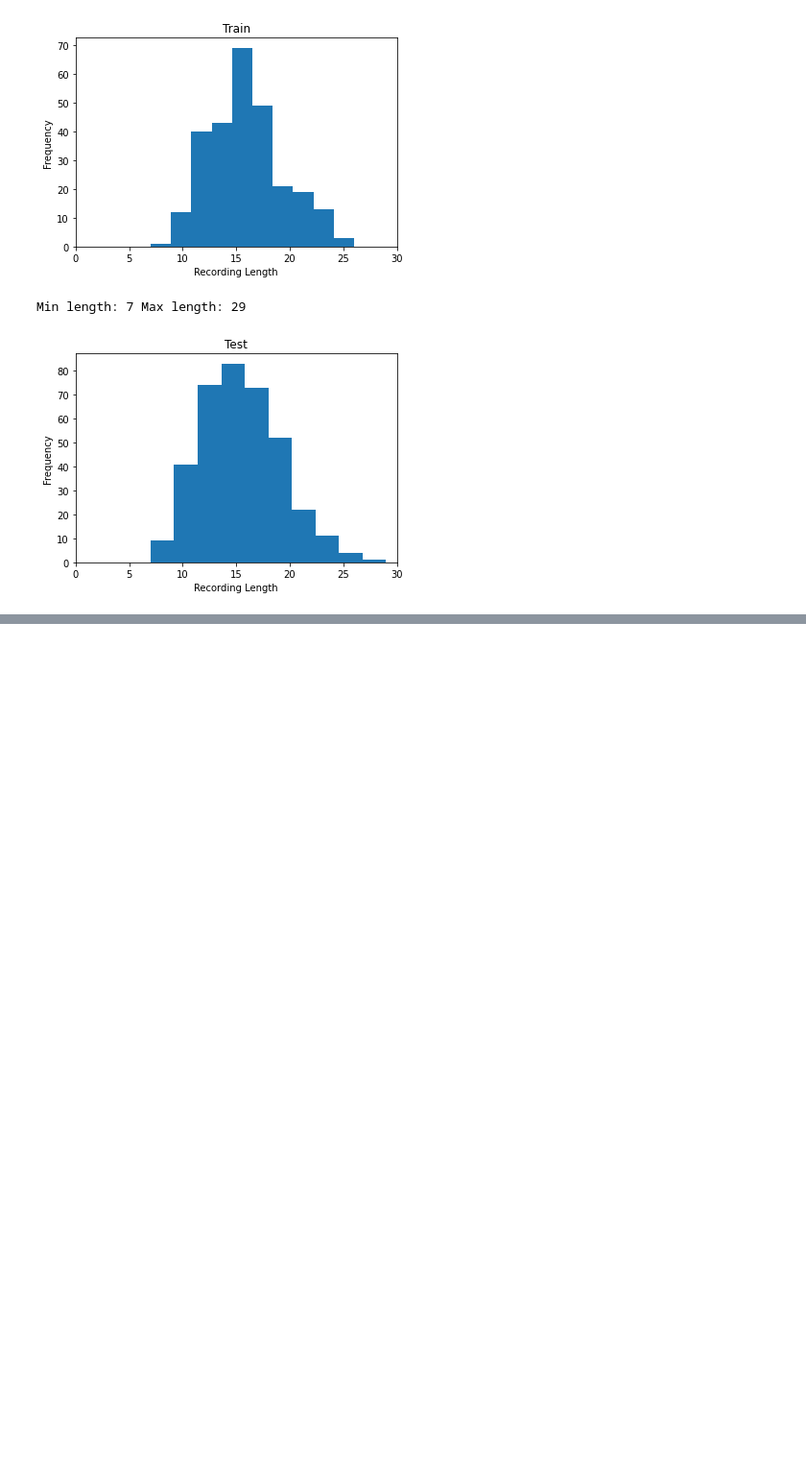
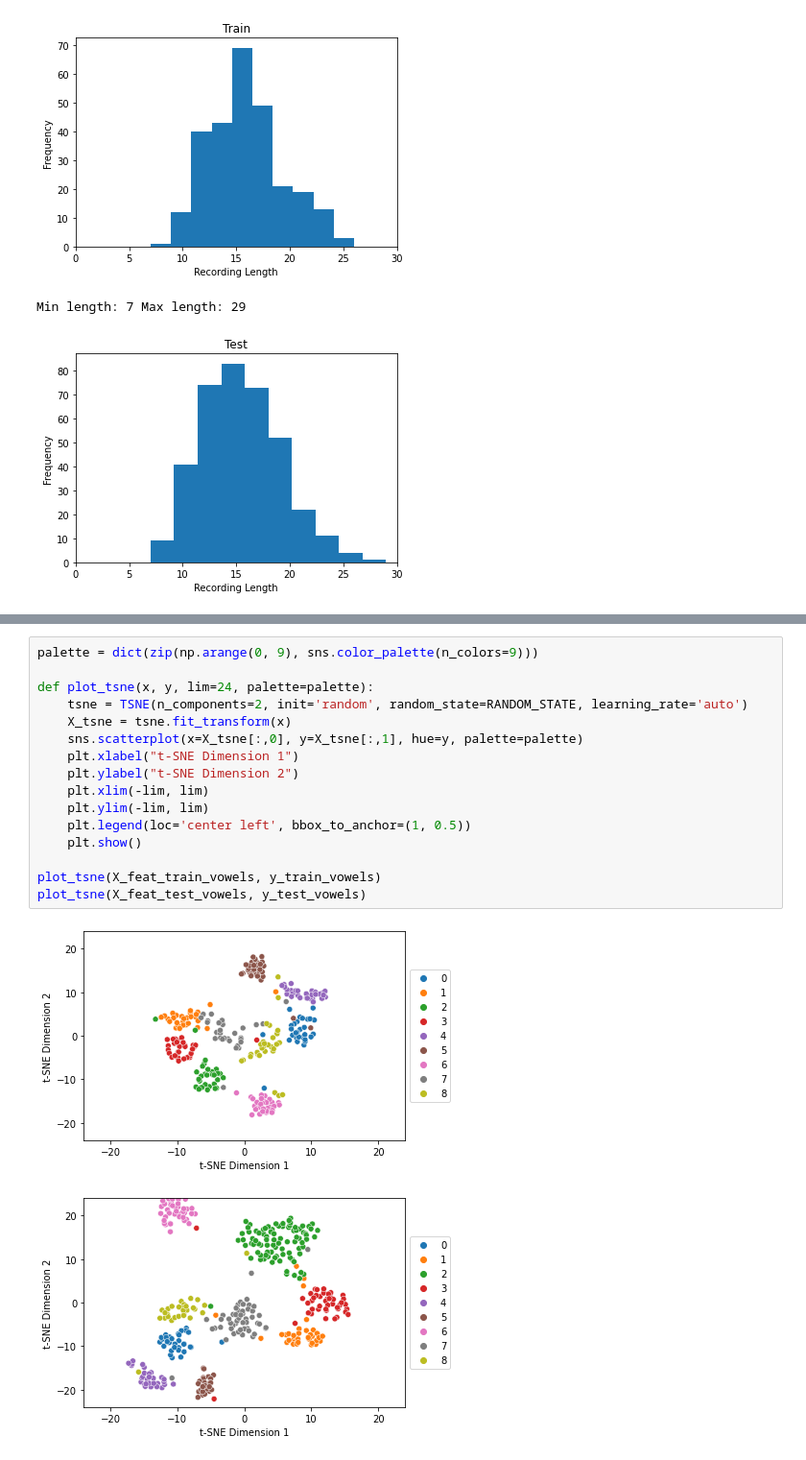
Before and after one commit to NikolaiHerrmann/audio-classifier, a Jupyter notebook: classifier.ipynb, the cells around one changed output, grey strips where cells are left out. Shown: that part at 96% size. Cells and saved outputs as stored; diff of their text form; blank space fills up the shorter version.

```diff
--- a/classifier.ipynb
+++ b/classifier.ipynb
@@ -143,0 +224,19 @@ Min length: 7 Max length: 29
+# %%
+palette = dict(zip(np.arange(0, 9), sns.color_palette(n_colors=9)))
+
+def plot_tsne(x, y, lim=24, palette=palette):
+    tsne = TSNE(n_components=2, init='random', random_state=RANDOM_STATE, learning_rate='auto')
+    X_tsne = tsne.fit_transform(x)
+    sns.scatterplot(x=X_tsne[:,0], y=X_tsne[:,1], hue=y, palette=palette)
+    plt.xlabel("t-SNE Dimension 1")
+    plt.ylabel("t-SNE Dimension 2")
+    plt.xlim(-lim, lim)
+    plt.ylim(-lim, lim)
+    plt.legend(loc='center left', bbox_to_anchor=(1, 0.5))
+    plt.show()
+
+plot_tsne(X_feat_train_vowels, y_train_vowels)
+plot_tsne(X_feat_test_vowels, y_test_vowels)
+# %% [output]
+[figure, added]
+[figure, added]
```
Also changed, not shown: parts of 7 cells of this notebook.
